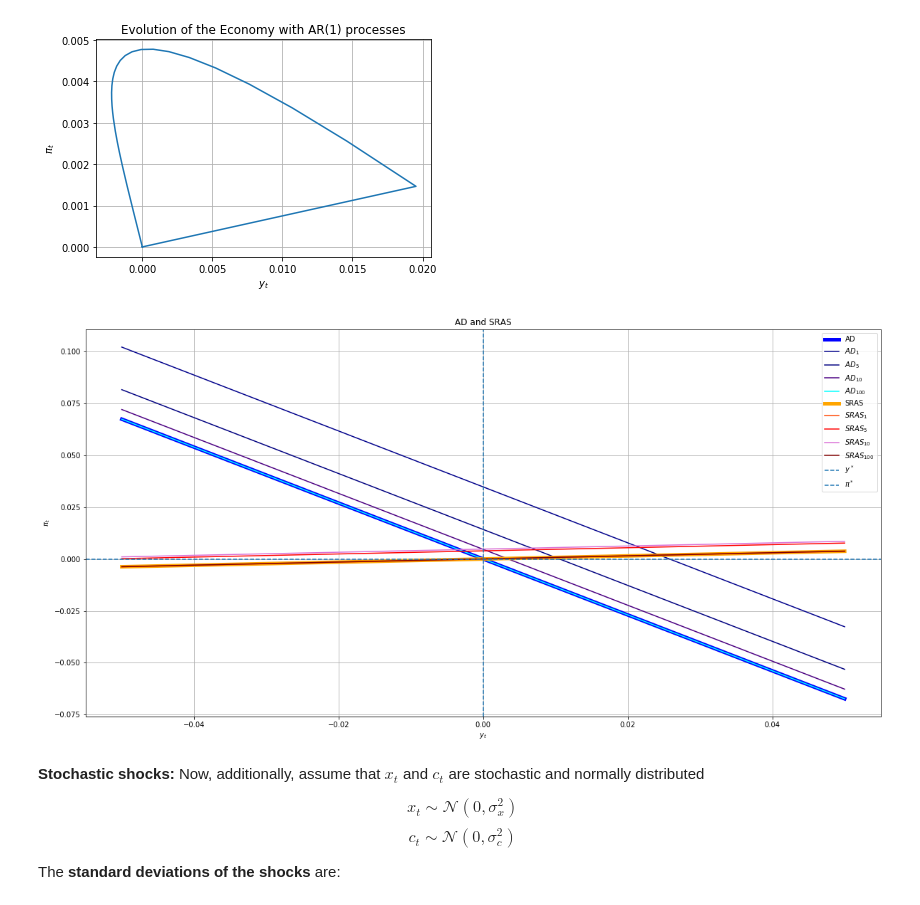
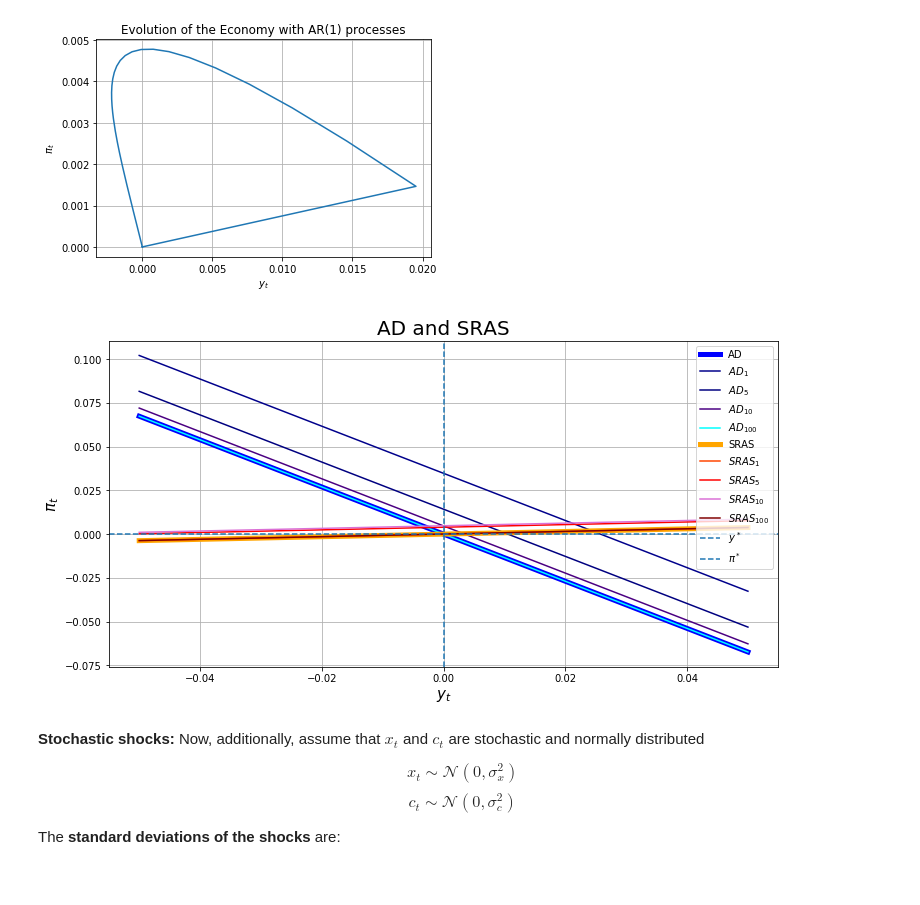
Before and after one commit to NumEconCopenhagen/projects-2019-credible-threats, a Jupyter notebook: examproject/Idaho.ipynb, the cells around one changed output. Cells and saved outputs as stored; diff of their text form; code cells hidden in the pictures.

```diff
--- a/examproject/Idaho.ipynb
+++ b/examproject/Idaho.ipynb
@@ -382,7 +382,6 @@ def SRAS_shock(yt,period,gamma=par['gamma'],phi=par['phi'],st=st):
 
 
 # b. Constructing graph
-axis_font = {'size':'20'}
 
 def sherlock(vt,st,ymax):
     """Constructs figure of convergence in the economy following a shock
@@ -401,41 +400,44 @@ def sherlock(vt,st,ymax):
 
     SRAS_zero = SRAS_shock(y,0,st=st)
     SRAS_i = SRAS_shock(y,1,st=st)
     SRAS_v = SRAS_shock(y,5,st=st)
     SRAS_x = SRAS_shock(y,10,st=st)
     SRAS_c = SRAS_shock(y,100,st=st)
 
     # ii. Graphs
-    # (a) AD curves
-    plt.figure(figsize=(20,10))
+    # (a) Font sizes
+    title_font = {'size':'20'}
+    label_font = {'size':'15'}
+    # (b) AD curves
+    plt.figure(figsize=(12,6))
     plt.plot(y,AD_zero,label=('AD'),linewidth=5,color='blue')
     plt.plot(y,AD_i,label='$AD_1$',color='darkblue')
     plt.plot(y,AD_v,label='$AD_5$',color='navy')
     plt.plot(y,AD_x,label='$AD_{10}$',color='indigo')
     plt.plot(y,AD_c,label='$AD_{100}$',color='aqua')
 
-    # (b) SRAS curves
+    # (c) SRAS curves
     plt.plot(y,SRAS_zero,label='SRAS',linewidth=5,color='orange')
     plt.plot(y,SRAS_i,label='$SRAS_1$',color='orangered')
     plt.plot(y,SRAS_v,label='$SRAS_5$',color='red')
     plt.plot(y,SRAS_x,label='$SRAS_{10}$',color='orchid')
     plt.plot(y,SRAS_c,label='$SRAS_{100}$',color='maroon')
 
-    # (c) Graph properties
+    # (d) Graph properties
     plt.grid(True)
-    plt.title('AD and SRAS')
-    plt.xlabel('$y_t$')
-    plt.ylabel('$\pi_t$')
+    plt.title('AD and SRAS', **title_font)
+    plt.xlabel('$y_t$', **label_font)
+    plt.ylabel('$\pi_t$', **label_font)
 
     # d. Add lines which show optimal values of y and pi
     plt.axvline(y_star, linestyle='dashed', label='$y^*$')
     plt.axhline(pi_star, linestyle='dashed', label='$\pi^*$')
 
     plt.legend()
 
 sherlock(vt,st,0.05)
 # %% [output]
-[figure, old version]
+[figure, new version]
 # %% [markdown]
 **Stochastic shocks:** Now, additionally, assume that $x_t$ and $c_t$ are stochastic and normally distributed
 
```
Also changed, not shown: parts of 5 cells of this notebook.
